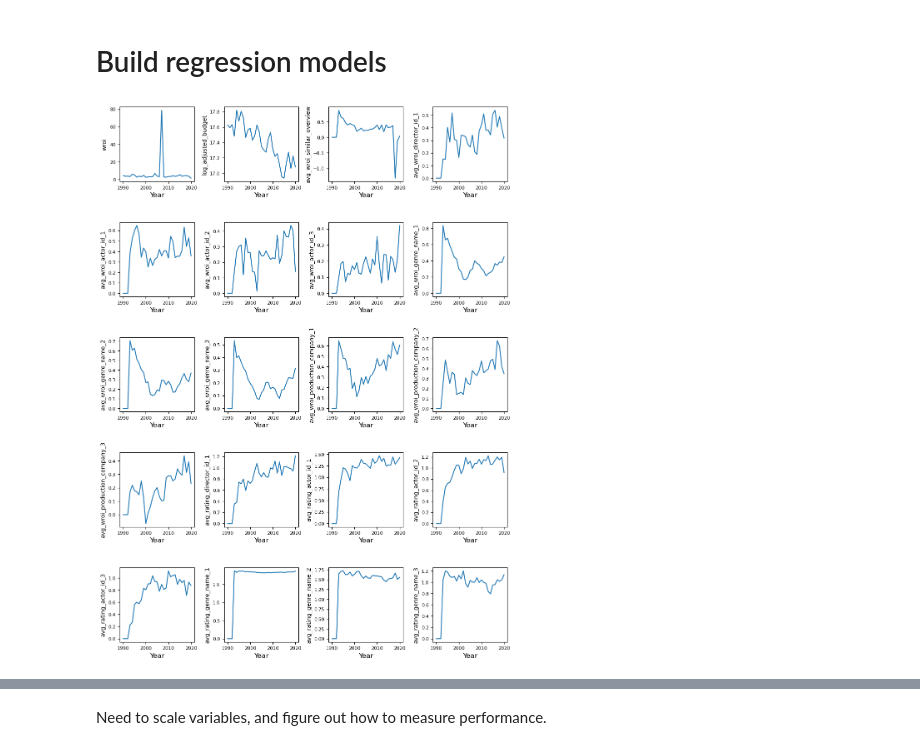
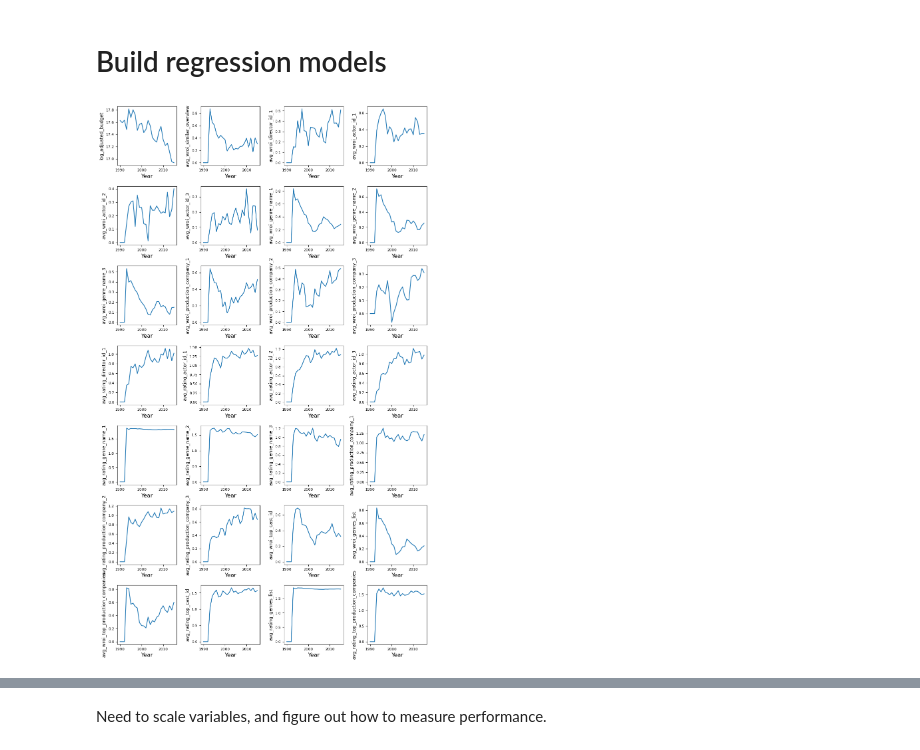
Before and after one commit to Divyantha369/spring-2025-greenlight, a Jupyter notebook: build_regression_models.ipynb, the cells around one changed output, grey strips where cells are left out. Cells and saved outputs as stored; diff of their text form; code cells hidden in the pictures.

Commit message:
Did train/test split.

```diff
--- a/build_regression_models.ipynb
+++ b/build_regression_models.ipynb
@@ -17,42 +17,42 @@ from sklearn.metrics import mean_squared_error
 d = './raw_data/'
 # %%
 # Import data
-with open('processed_data/analysis_build.pkl', 'rb') as filename:
+with open('processed_data/train_build.pkl', 'rb') as filename:
     processed_data = pickle.load(filename)
 # %%
-predictors = [#'runtime',
-              #'is_Winter_Holiday', 'is_Summer', 'is_Spring', 'is_Fall',
-              'log_adjusted_budget', 'avg_wroi_similar_overview',
-              'avg_wroi_director_id_1',# 'avg_wroi_director_id_2', 'avg_wroi_director_id_3',
+predictors = ['log_adjusted_budget', 'avg_wroi_similar_overview',
+              'avg_wroi_director_id_1',
               'avg_wroi_actor_id_1', 'avg_wroi_actor_id_2', 'avg_wroi_actor_id_3',
               'avg_wroi_genre_name_1', 'avg_wroi_genre_name_2', 'avg_wroi_genre_name_3',
               'avg_wroi_production_company_1','avg_wroi_production_company_2', 'avg_wroi_production_company_3',
-              'avg_rating_director_id_1', #'avg_rating_director_id_2', 'avg_rating_director_id_3',
+              'avg_rating_director_id_1',
               'avg_rating_actor_id_1', 'avg_rating_actor_id_2', 'avg_rating_actor_id_3',
               'avg_rating_genre_name_1', 'avg_rating_genre_name_2','avg_rating_genre_name_3',
-              'avg_rating_production_company_1','avg_rating_production_company_2', 'avg_rating_production_company_3'
+              'avg_rating_production_company_1','avg_rating_production_company_2', 'avg_rating_production_company_3',
+              'avg_wroi_top_cast_id', 'avg_wroi_genres_list', 'avg_wroi_top_production_companies',
+              'avg_rating_top_cast_id',	'avg_rating_genres_list', 'avg_rating_top_production_companies'
              ]
-outputs = ['wroi']
+outputs = ['log_wroi']
 # %%
 # Inspect distribution of observables
-select_vars = outputs + predictors
+select_vars = predictors
 
 fig, axs = plt.subplots(len(select_vars) // 4, 4, figsize=(3*4, 3*len(select_vars) // 4), sharex=False, sharey=False)
 input_data = processed_data[select_vars + ['year']].groupby(['year'], as_index = False).mean()
 
 for i, ax in enumerate(axs.flat):
     if i < len(select_vars):
         ax.plot(input_data['year'], input_data[select_vars[i]]);
         ax.minorticks_off()
         ax.yaxis.set_tick_params(labelbottom=True)
         ax.xaxis.set_tick_params(labelbottom=True)
         ax.tick_params(axis='both', which='major', labelsize=8)
         ax.set_box_aspect(1)
         ax.set_ylabel(select_vars[i], fontsize = 10)
         ax.set_xlabel('Year', fontsize = 12)
 
 fig.subplots_adjust(wspace=.4, hspace=.35)
 # %% [output]
-[figure, old version]
+[figure, new version]
 # %%
 # Inspect distribution of observables
```
Also changed, not shown: parts of 6 cells of this notebook, 3 other files.
